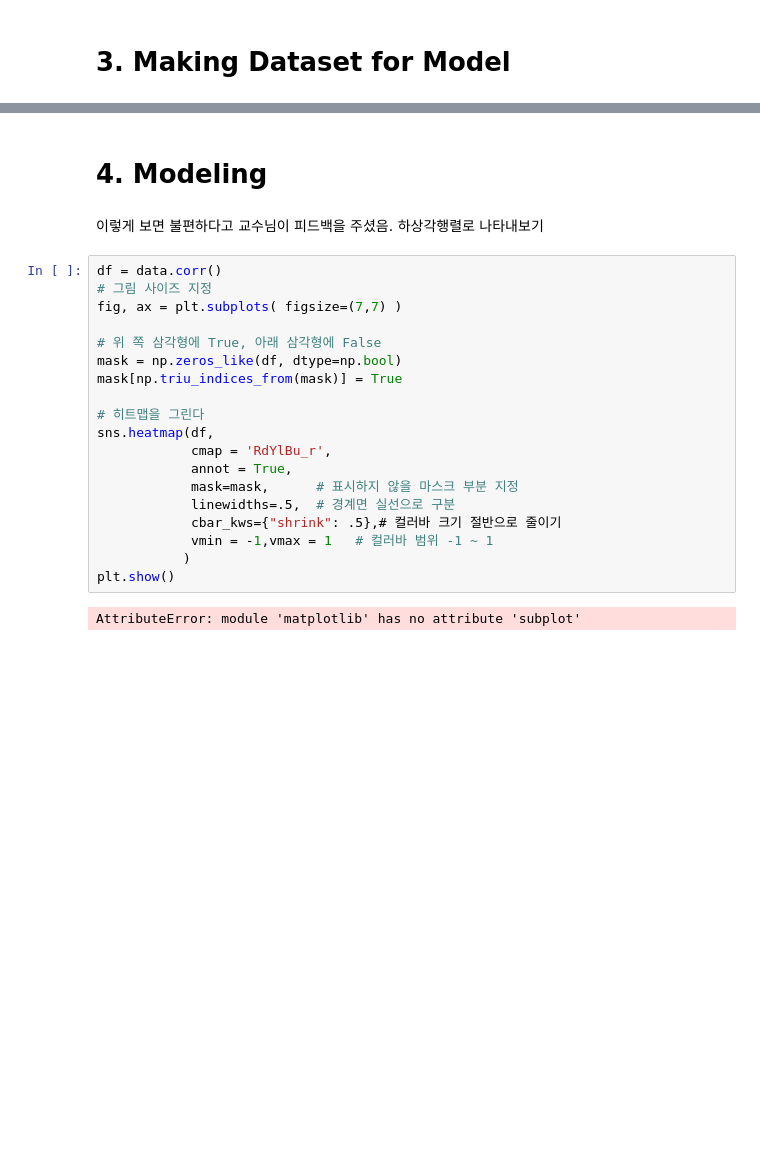
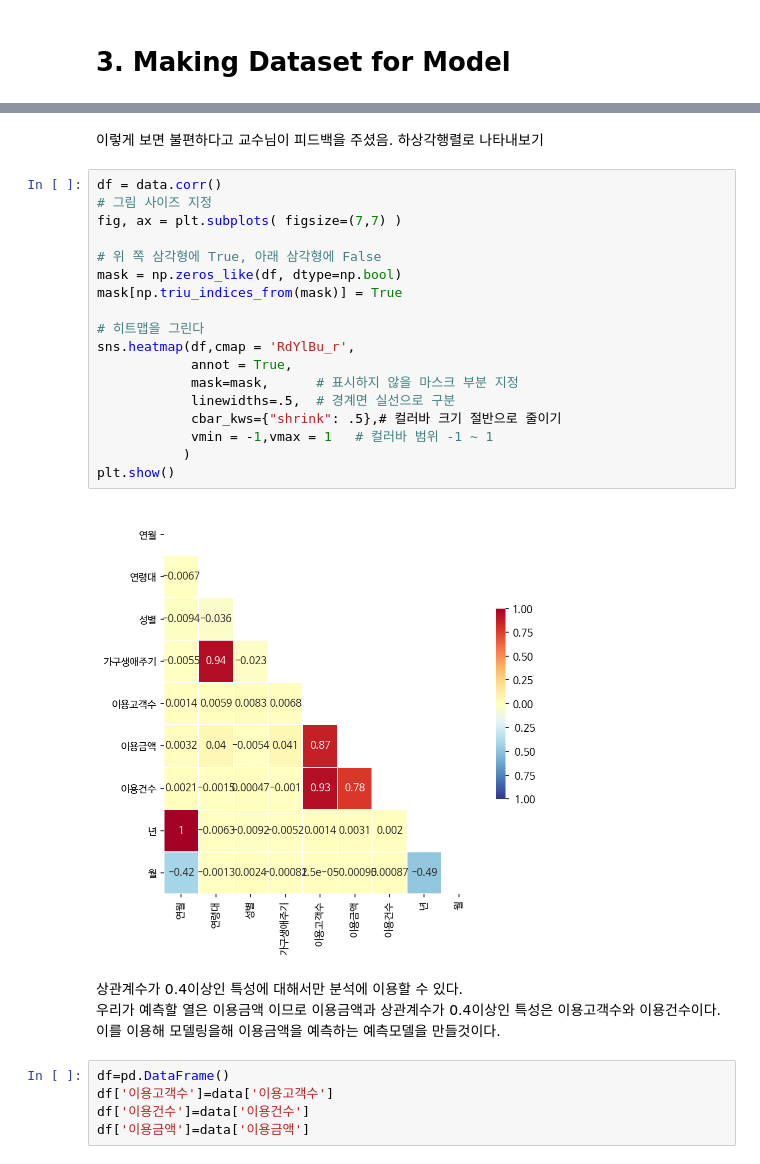
Before and after one commit to I-SUBIN/Financial_Data_Analysis, a Jupyter notebook: Financial_Data_Analysis.ipynb, the cells around one changed output, grey strips where cells are left out. Saved outputs shown, nothing was run; the diff lists cells and outputs as text; blank space fills up the shorter version.

```diff
--- a/Financial_Data_Analysis.ipynb
+++ b/Financial_Data_Analysis.ipynb
@@ -425,25 +427,31 @@ MemoryError: Unable to allocate 1.66 GiB for an array with shape (9, 24697792) a
-# %% [markdown]
-# 4. Modeling
 # %% [markdown]
 이렇게 보면 불편하다고 교수님이 피드백을 주셨음. 하상각행렬로 나타내보기
 # %%
 df = data.corr()
 # 그림 사이즈 지정
 fig, ax = plt.subplots( figsize=(7,7) )
 
 # 위 쪽 삼각형에 True, 아래 삼각형에 False
 mask = np.zeros_like(df, dtype=np.bool)
 mask[np.triu_indices_from(mask)] = True
 
 # 히트맵을 그린다
-sns.heatmap(df,
-            cmap = 'RdYlBu_r',
+sns.heatmap(df,cmap = 'RdYlBu_r',
             annot = True,
             mask=mask,      # 표시하지 않을 마스크 부분 지정
             linewidths=.5,  # 경계면 실선으로 구분
             cbar_kws={"shrink": .5},# 컬러바 크기 절반으로 줄이기
             vmin = -1,vmax = 1   # 컬러바 범위 -1 ~ 1
            )
 plt.show()
 # %% [output]
-AttributeError: module 'matplotlib' has no attribute 'subplot'
+[figure, added]
+# %% [markdown]
+상관계수가 0.4이상인 특성에 대해서만 분석에 이용할 수 있다.\
+우리가 예측할 열은 이용금액 이므로 이용금액과 상관계수가 0.4이상인 특성은 이용고객수와 이용건수이다.\
+이를 이용해 모델링을해 이용금액을 예측하는 예측모델을 만들것이다.
+# %%
+df=pd.DataFrame()
+df['이용고객수']=data['이용고객수']
+df['이용건수']=data['이용건수']
+df['이용금액']=data['이용금액']
```
Also changed, not shown: parts of 21 cells of this notebook.
